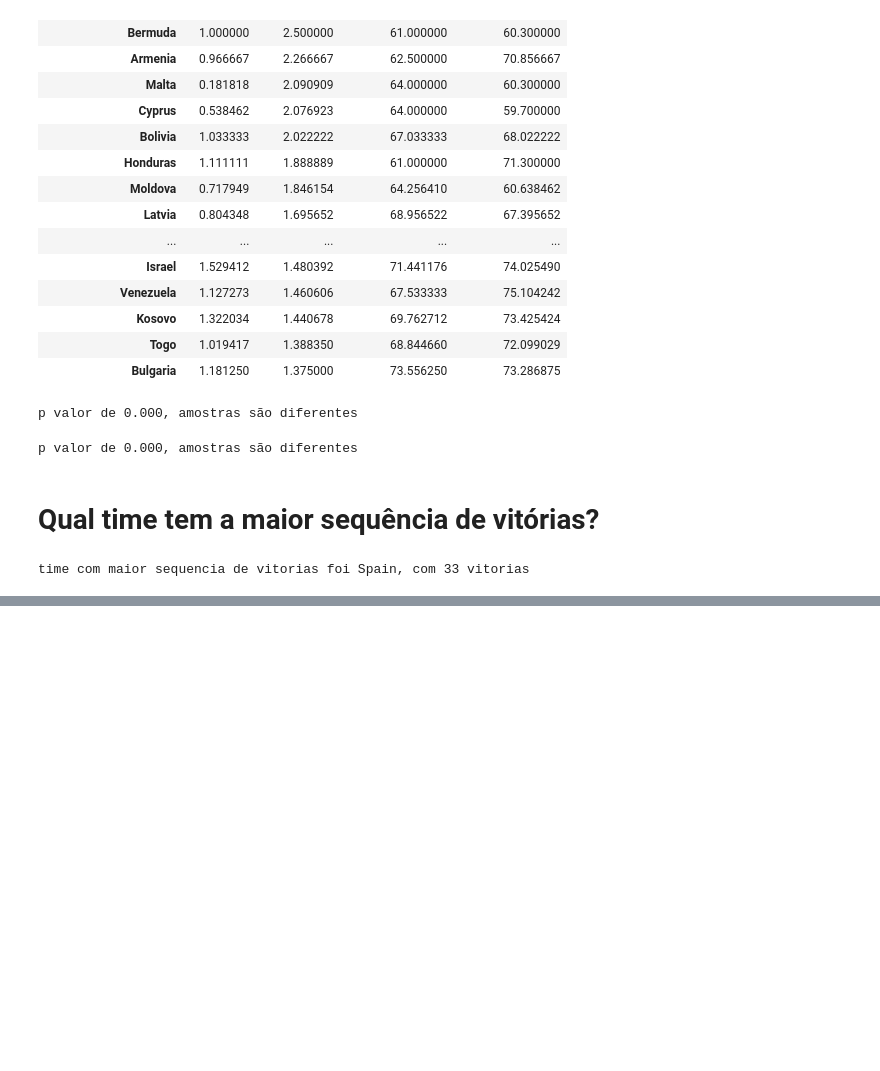
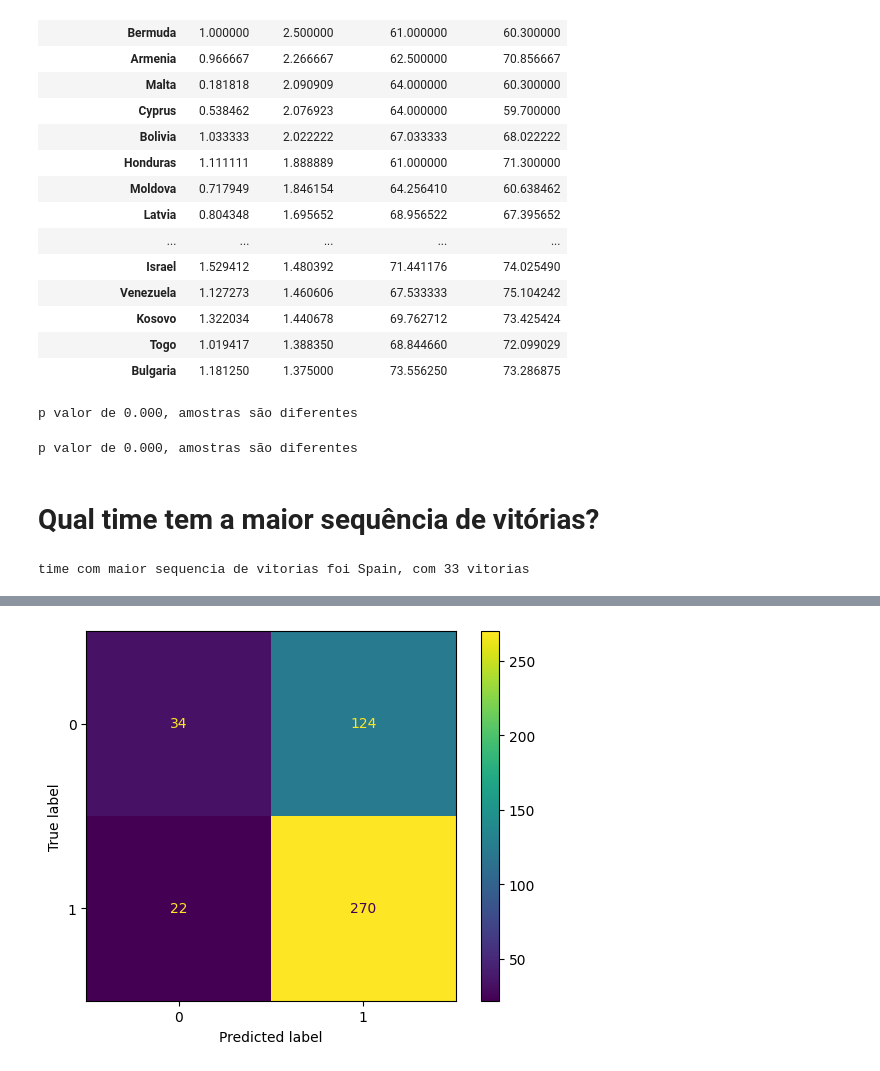
Before and after one commit to FelipeFLopes/fifa_matches_analysis, a Jupyter notebook: analise.ipynb, the cells around one changed output, grey strips where cells are left out. Saved outputs shown, nothing was run; the diff lists cells and outputs as text; code cells hidden in the pictures; blank space fills up the shorter version.

```diff
--- a/analise.ipynb
+++ b/analise.ipynb
@@ -558,0 +686,16 @@ time com maior sequencia de vitorias foi Spain, com 33 vitorias
+# %%
+X_test = features_test_sem_faltantes.values
+
+y_test = alvo_encoded_test.values
+# %%
+y_pred_test = logreg.predict(X_test)
+
+cm_dev = confusion_matrix(y_test, y_pred_test)
+
+disp = ConfusionMatrixDisplay(confusion_matrix=cm_dev)
+
+disp.plot()
+
+plt.show()
+# %% [output]
+[figure, added]
```
Also changed, not shown: parts of 17 cells of this notebook, 2 other files.
